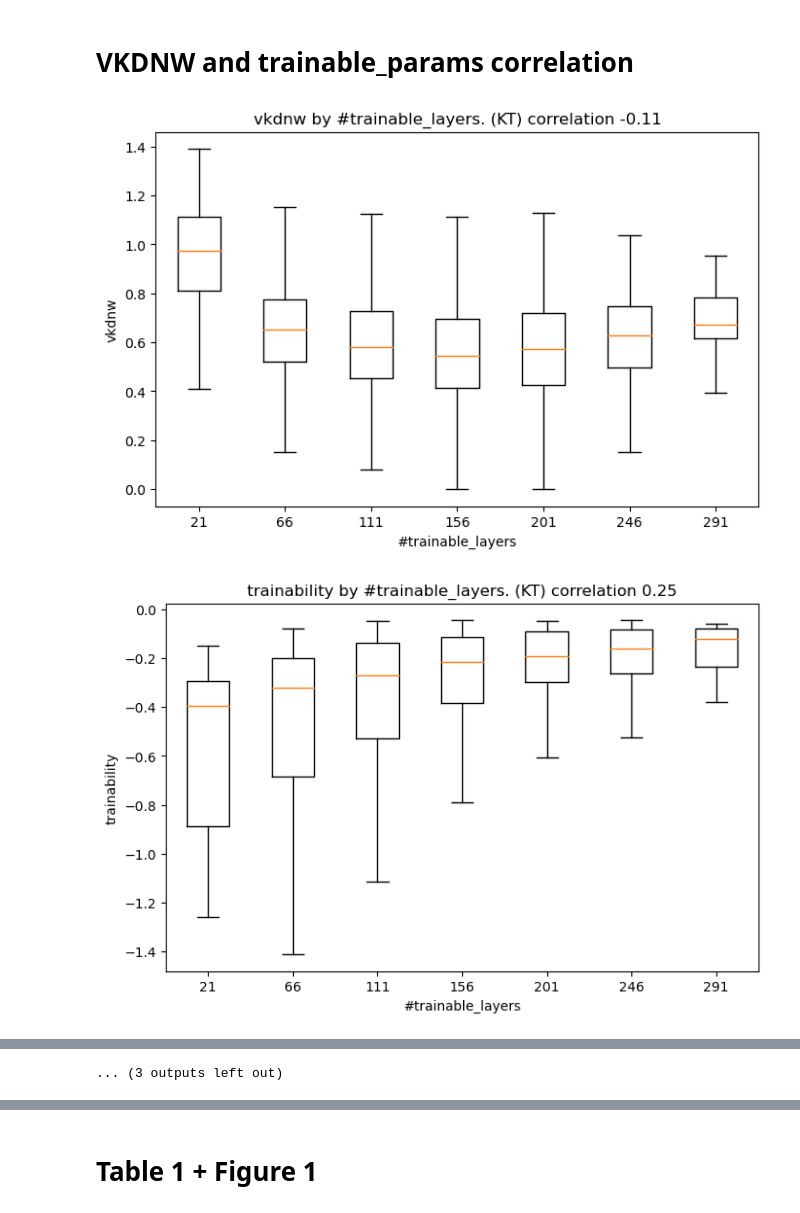
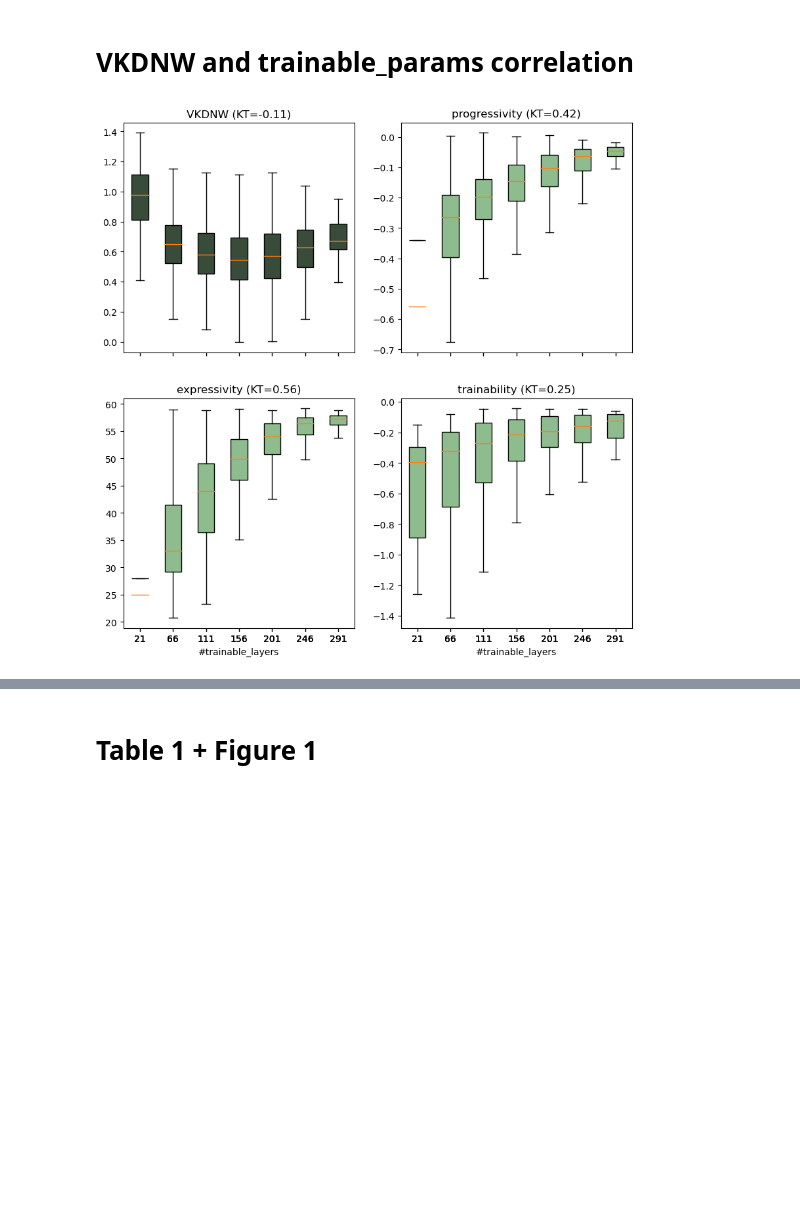
Before and after one commit to ondratybl/VKDNW, a Jupyter notebook: NB201/paper_preparation.ipynb, the cells around one changed output, grey strips where cells are left out. Saved outputs shown, nothing was run; the diff lists cells and outputs as text; code cells hidden in the pictures; blank space fills up the shorter version.

Commit message:
table 1 adjust (sample first layers)

```diff
--- a/NB201/paper_preparation.ipynb
+++ b/NB201/paper_preparation.ipynb
@@ -72,59 +78,75 @@ ndcg_top200 & 0,18 & 1,00 & 0,77 \\
 # VKDNW and trainable_params correlation
 # %%
 import wandb
+import pandas as pd
 import numpy as np
 import matplotlib.pyplot as plt
 api_wandb = wandb.Api()
 run = pd.DataFrame(api_wandb.run('nazderaze/VKDNW/ss2kwvpp').scan_history())
 from scipy.stats import kendalltau
 from nats_bench import create
 from tss_utils import generate_accs
 import os
-import pandas as pd
 dataset = 'ImageNet16-120'
 compute_graf = True
 
 api_nats = create('/mnt/personal/tyblondr/NATS-tss-v1_0-3ffb9-simple/', 'tss', fast_mode=True, verbose=False)
 
 if os.path.exists(f"./tss_features_{dataset}.pickle"):
     archs = pd.read_pickle(f"./tss_features_{dataset}.pickle")
 else:
     archs = generate_accs(api_nats, dataset=dataset)
     print(f'No. of generated archs: {archs.shape[0]}')
     archs.to_pickle(f"./tss_features_{dataset}.pickle")
 
 
 run.rename({'arch': 'net_str'}, axis=1, inplace=True)
 run = pd.merge(archs, run, on='net_str', how='inner')
 if compute_graf:
-        run = run.loc[run['net'].notnull(), :]
+    run = run.loc[run['net'].notnull(), :]
 
-run['jacov'] = run['jacov'].astype(float)
 run['trainability'] = run['trainability'].astype(float)
 run['progressivity'] = run['progressivity'].astype(float)
 run['expressivity'] = run['expressivity'].astype(float)
-run.loc[run['jacov'].isnull(), 'jacov'] = run['jacov'].min()
-run['te_nas'] = run['linear_region'].rank().apply(np.log)+run['ntk'].rank().apply(np.log)
-run['az_nas'] = run['trainability'].rank().apply(np.log)+run['progressivity'].rank().apply(np.log)+run['expressivity'].rank().apply(np.log)
-for pred in ['vkdnw_entropy', 'trainability', 'progressivity', 'expressivity', 'az_nas', 'jacov','gradsign', 'zico', 'zen', 'grad_norm', 'naswot', 'synflow', 'snip', 'grasp', 'te_nas']:
+run['vkdnw_entropy'] = run['vkdnw_entropy'].astype(float)
 
-    run[pred] = run[pred].astype(float)
-    data_to_plot = [run[pred][run['vkdnw_dim'] == cat] for cat in run['vkdnw_dim'].unique()]
-    kt = kendalltau(run['vkdnw_dim'], run[pred]).statistic
+fig, axs = plt.subplots(nrows=2, ncols=2, figsize=(10, 10), sharex=True)
 
-    plt.figure(figsize=(8, 5))
-    plt.boxplot(data_to_plot, labels=run['vkdnw_dim'].unique(), showfliers=False)
-    if pred == 'vkdnw_entropy':
-        plt.title(f"vkdnw by #trainable_layers. (KT) correlation {kt:.2f}")
-        plt.xlabel('#trainable_layers')
-        plt.ylabel('vkdnw')
-        plt.savefig(f'ImageNet16-120_filtered_num_params_boxplot_vkdnw.eps', format='eps')
-    else:
-        plt.title(f"{pred} by #trainable_layers. (KT) correlation {kt:.2f}")
-        plt.xlabel('#trainable_layers')
-        plt.ylabel(pred)
-        plt.savefig(f'ImageNet16-120_filtered_num_params_boxplot_{pred}.eps', format='eps')
-    plt.show()
+pred = 'vkdnw_entropy'
+data_to_plot = [run[pred][run['vkdnw_dim'] == cat] for cat in run['vkdnw_dim'].unique()]
+kt = kendalltau(run['vkdnw_dim'], run[pred]).statistic
+bplot = axs[0, 0].boxplot(data_to_plot, labels=run['vkdnw_dim'].unique(), showfliers=False, patch_artist=True)
+for patch, color in zip(bplot['boxes'], ['#394B39', '#394B39', '#394B39', '#394B39', '#394B39', '#394B39', '#394B39']):
+    patch.set_facecolor(color)
+axs[0, 0].set_title(f"VKDNW (KT={kt:.2f})")
+
+pred = 'progressivity'
+data_to_plot = [run[pred][run['vkdnw_dim'] == cat] for cat in run['vkdnw_dim'].unique()]
+kt = kendalltau(run['vkdnw_dim'], run[pred]).statistic
+bplot = axs[0, 1].boxplot(data_to_plot, labels=run['vkdnw_dim'].unique(), showfliers=False, patch_artist=True)
+for patch, color in zip(bplot['boxes'], ['#8FBC8F', '#8FBC8F', '#8FBC8F', '#8FBC8F', '#8FBC8F', '#8FBC8F', '#8FBC8F']):
+    patch.set_facecolor(color)
+axs[0, 1].set_title(f"{pred} (KT={kt:.2f})")
+
+pred = 'expressivity'
+data_to_plot = [run[pred][run['vkdnw_dim'] == cat] for cat in run['vkdnw_dim'].unique()]
+kt = kendalltau(run['vkdnw_dim'], run[pred]).statistic
+bplot = axs[1, 0].boxplot(data_to_plot, labels=run['vkdnw_dim'].unique(), showfliers=False, patch_artist=True)
+for patch, color in zip(bplot['boxes'], ['#8FBC8F', '#8FBC8F', '#8FBC8F', '#8FBC8F', '#8FBC8F', '#8FBC8F', '#8FBC8F']):
+    patch.set_facecolor(color)
+axs[1, 0].set_title(f"{pred} (KT={kt:.2f})")
+axs[1, 0].set_xlabel('#trainable_layers')
+
+pred = 'trainability'
+data_to_plot = [run[pred][run['vkdnw_dim'] == cat] for cat in run['vkdnw_dim'].unique()]
+kt = kendalltau(run['vkdnw_dim'], run[pred]).statistic
+bplot = axs[1, 1].boxplot(data_to_plot, labels=run['vkdnw_dim'].unique(), showfliers=False, patch_artist=True)
+for patch, color in zip(bplot['boxes'], ['#8FBC8F', '#8FBC8F', '#8FBC8F', '#8FBC8F', '#8FBC8F', '#8FBC8F', '#8FBC8F']):
+    patch.set_facecolor(color)
+axs[1, 1].set_title(f"{pred} (KT={kt:.2f})")
+axs[1, 1].set_xlabel('#trainable_layers')
+
+plt.savefig(f'ImageNet16-120_filtered_num_params_boxplot_vkdnw.eps', format='eps')
+plt.show()
 # %% [output]
-[figure, old version]
+[figure, new version]
-[figure, removed]
@@ -141 +152,0 @@ for pred in ['vkdnw_entropy', 'trainability', 'progressivity', 'expressivity', '
-... (3 outputs left out)
```
Also changed, not shown: parts of 17 cells of this notebook, 2 other files.
